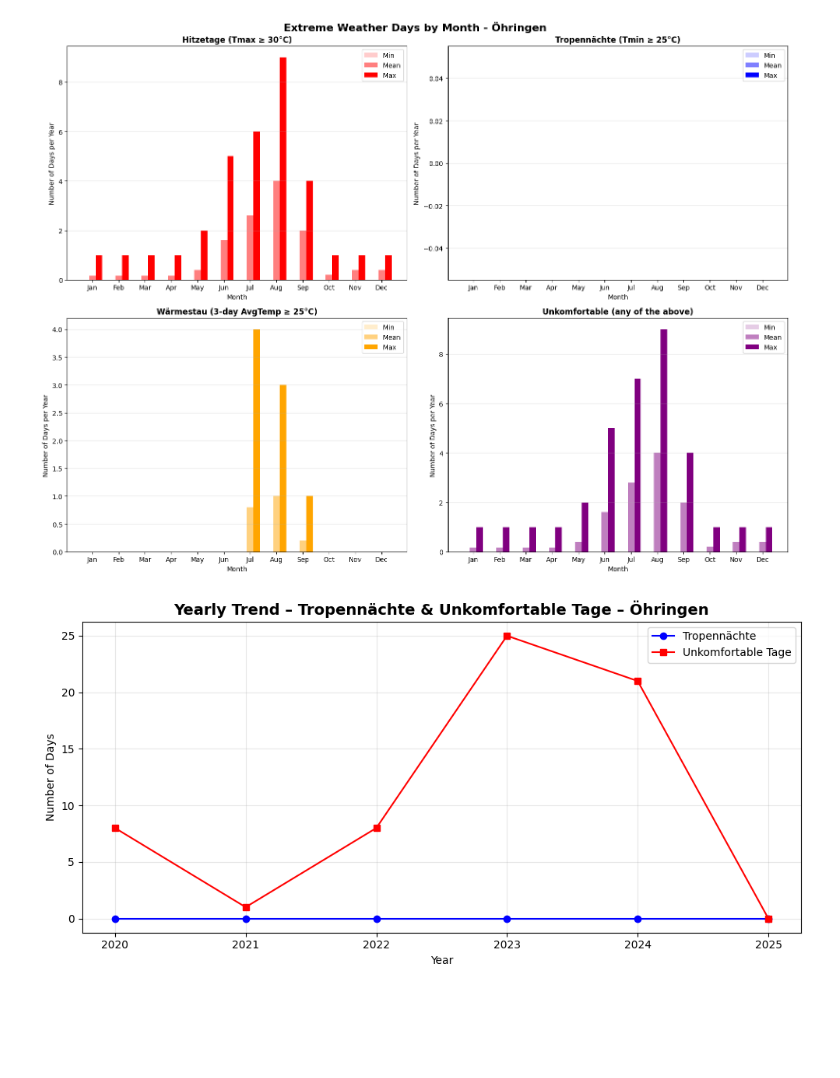
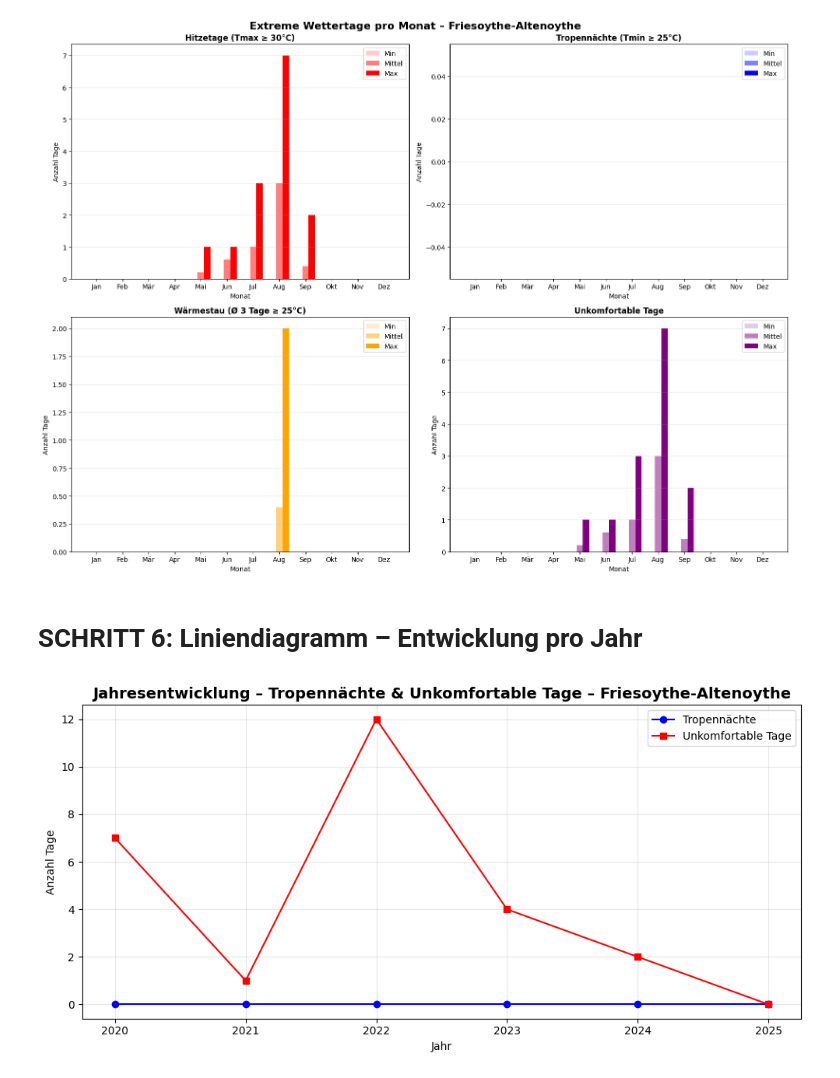
Before and after one commit to Anas1602/Daten-1, a Jupyter notebook: Daten/analysis.ipynb, the cells around one changed output. Drawn from its saved outputs; the diff is of its cells as text; code cells hidden in the pictures; blank space fills up the shorter version.

```diff
--- a/Daten/analysis.ipynb
+++ b/Daten/analysis.ipynb
@@ -39,19 +19,24 @@ Available stations (214):
 # %%
 # Replace with actual station name
 
-selected_station = 'Öhringen'
+# Gewünschte Station hier eingeben
+ausgewaehlte_station = 'Friesoythe-Altenoythe'
 
-# Filter and process data
-station_data = df[df['Standort'] == selected_station].copy()
-station_data['Datum'] = pd.to_datetime(station_data['Datum'], format='%d/%m/%Y')
+# Daten für die gewählte Station filtern
+station_data = df[df['Standort'] == ausgewaehlte_station].copy()
+
+# Datum in datetime-Format umwandeln
+station_data['Datum'] = pd.to_datetime(station_data['Datum'], errors='coerce')
+
+# Neue Spalte mit Jahr-Monat kombinieren
 station_data['YearMonth'] = station_data['Datum'].dt.to_period('M')
 
-# Calculate monthly averages
+# Monatliche Durchschnittswerte berechnen
 monthly_data = station_data.groupby('YearMonth').agg({
     'MinTemp': 'mean',
     'AvgTemp': 'mean',
     'MaxTemp': 'mean'
 }).reset_index()
 
+# Timestamp-Spalte für Diagramme
 monthly_data['Date'] = monthly_data['YearMonth'].dt.to_timestamp()
-print(f"Processing complete: {len(monthly_data)} months of data")
@@ -117,5 +85,5 @@ In this step, we:
 # %%
-# Group by year and month to count matching days
+# Monatlich aggregieren
 monthly_counts = station_data.groupby(['Year', 'Month']).agg({
     'Hitzetage': 'sum',
     'Tropennächte': 'sum',
@@ -123,75 +91,72 @@ monthly_counts = station_data.groupby(['Year', 'Month']).agg({
     'Unkomfortable': 'sum'
 }).reset_index()
 
-# Compute min, mean, and max for each month
+# Minimum, Mittelwert und Maximum berechnen
 summary = monthly_counts.groupby('Month').agg(['min', 'mean', 'max'])
 
-# Set up for plotting
-months = ['Jan', 'Feb', 'Mar', 'Apr', 'May', 'Jun',
-          'Jul', 'Aug', 'Sep', 'Oct', 'Nov', 'Dec']
+# Vorbereitung für Plot
+months = ['Jan', 'Feb', 'Mär', 'Apr', 'Mai', 'Jun',
+          'Jul', 'Aug', 'Sep', 'Okt', 'Nov', 'Dez']
 x = np.arange(12)
 width = 0.25
 
-# Categories and colors
+# Kategorien & Einstellungen
 categories = ['Hitzetage', 'Tropennächte', 'Wärmestau', 'Unkomfortable']
 colors = ['red', 'blue', 'orange', 'purple']
 titles = [
     'Hitzetage (Tmax ≥ 30°C)',
     'Tropennächte (Tmin ≥ 25°C)',
-    'Wärmestau (3-day AvgTemp ≥ 25°C)',
-    'Unkomfortable (any of the above)'
+    'Wärmestau (Ø 3 Tage ≥ 25°C)',
+    'Unkomfortable Tage'
 ]
 
-# Create 4 separate subplots
+# Plot erstellen
 fig, axes = plt.subplots(2, 2, figsize=(16, 12))
 axes = axes.flatten()
 
 for idx, (cat, color, title) in enumerate(zip(categories, colors, titles)):
     ax = axes[idx]
-
-    # Get min, mean, max values for this category
     mins = summary[cat]['min'].values
     means = summary[cat]['mean'].values
     maxs = summary[cat]['max'].values
 
-    # Create three bars per month (min, mean, max)
     ax.bar(x - width, mins, width, label='Min', color=color, alpha=0.2)
-    ax.bar(x, means, width, label='Mean', color=color, alpha=0.5)
+    ax.bar(x, means, width, label='Mittel', color=color, alpha=0.5)
     ax.bar(x + width, maxs, width, label='Max', color=color, alpha=1.0)
 
-    # Format each subplot
     ax.set_xticks(x)
     ax.set_xticklabels(months)
-    ax.set_xlabel('Month')
-    ax.set_ylabel('Number of Days per Year')
+    ax.set_xlabel('Monat')
+    ax.set_ylabel('Anzahl Tage')
     ax.set_title(title, fontsize=12, fontweight='bold')
     ax.legend()
     ax.grid(axis='y', alpha=0.3)
 
-# Overall title
-fig.suptitle(f'Extreme Weather Days by Month - {selected_station}', fontsize=16, fontweight='bold')
+fig.suptitle(f'Extreme Wettertage pro Monat – {ausgewaehlte_station}', fontsize=16, fontweight='bold')
 plt.tight_layout()
 plt.show()
 # %% [output]
-[figure, old version]
+[figure, new version]
+# %% [markdown]
+<h1> SCHRITT 6: Liniendiagramm – Entwicklung pro Jahr
 # %%
-# Yearly totals for selected categories
+# Jährliche Gesamtsummen berechnen
 yearly_totals = station_data.groupby('Year').agg({
     'Tropennächte': 'sum',
     'Unkomfortable': 'sum'
 }).reset_index()
 
-# Plot
+# Plot erstellen
 plt.figure(figsize=(10, 5))
 plt.plot(yearly_totals['Year'], yearly_totals['Tropennächte'], 'b-o', label='Tropennächte')
 plt.plot(yearly_totals['Year'], yearly_totals['Unkomfortable'], 'r-s', label='Unkomfortable Tage')
 
-plt.title(f'Yearly Trend – Tropennächte & Unkomfortable Tage – {selected_station}', fontsize=14, fontweight='bold')
-plt.xlabel('Year')
-plt.ylabel('Number of Days')
+plt.title(f'Jahresentwicklung – Tropennächte & Unkomfortable Tage – {ausgewaehlte_station}', fontsize=14, fontweight='bold')
+plt.xlabel('Jahr')
+plt.ylabel('Anzahl Tage')
 plt.legend()
 plt.grid(True, alpha=0.3)
 plt.tight_layout()
 plt.show()
 # %% [output]
-[figure, old version]
+[figure, new version]
```
Also changed, not shown: parts of 11 cells of this notebook, 12 other files.
